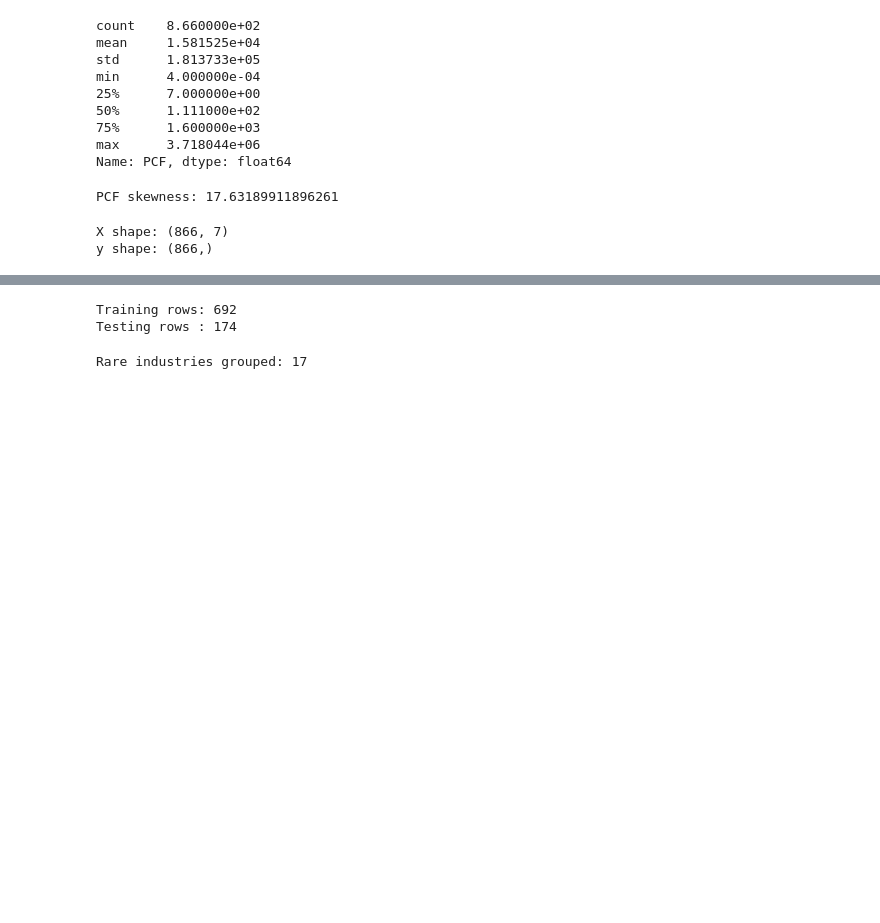
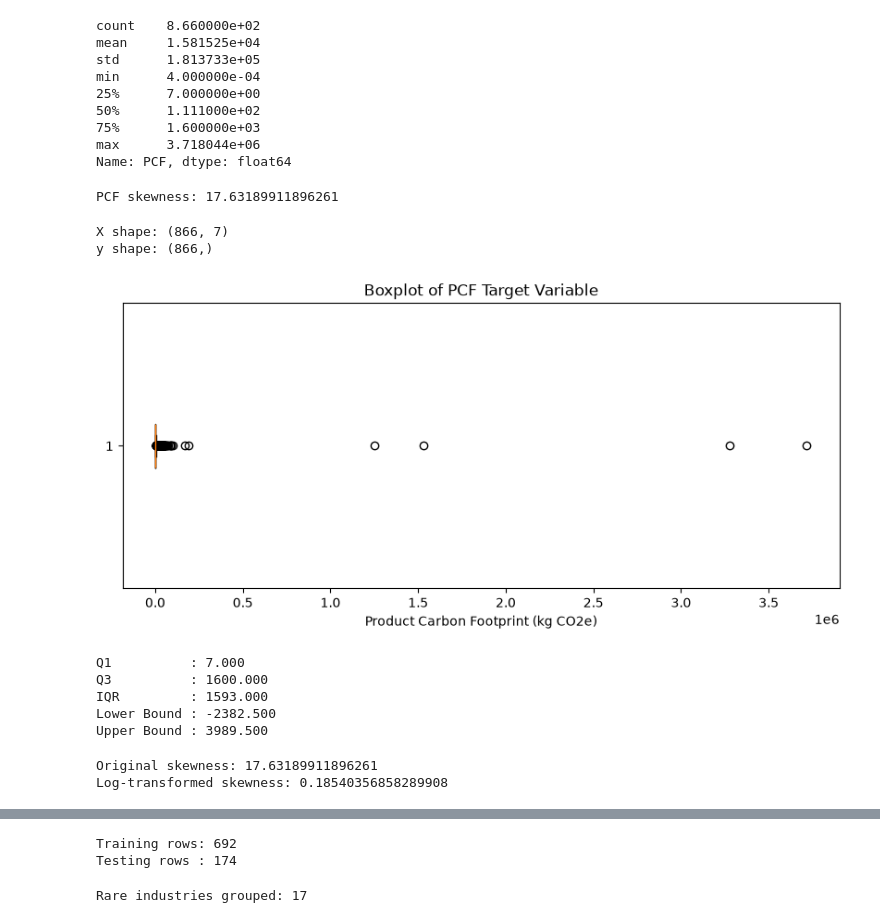
Before and after one commit to samina265/pcf-quality-framework, a Jupyter notebook: BEACON-PCF/notebooks/02-ml-log-product-weight-ipynb.ipynb, the cells around one changed output, grey strips where cells are left out. Drawn from its saved outputs; the diff is of its cells as text; code cells hidden in the pictures; blank space fills up the shorter version.

Commit message:
log-transform

```diff
--- a/BEACON-PCF/notebooks/02-ml-log-product-weight-ipynb.ipynb
+++ b/BEACON-PCF/notebooks/02-ml-log-product-weight-ipynb.ipynb
@@ -152,3 +152,41 @@ print("y shape:", y.shape)
 # %% [output]
 X shape: (866, 7)
 y shape: (866,)
+# %%
+import matplotlib.pyplot as plt
+
+plt.figure(figsize=(10, 4))
+plt.boxplot(y, vert=False)
+plt.title("Boxplot of PCF Target Variable")
+plt.xlabel("Product Carbon Footprint (kg CO2e)")
+plt.show()
+# %% [output]
+[figure, added]
+# %%
+Q1 = y.quantile(0.25)
+Q3 = y.quantile(0.75)
+
+IQR = Q3 - Q1
+
+lower = Q1 - 1.5 * IQR
+upper = Q3 + 1.5 * IQR
+
+print(f"Q1          : {Q1:.3f}")
+print(f"Q3          : {Q3:.3f}")
+print(f"IQR         : {IQR:.3f}")
+print(f"Lower Bound : {lower:.3f}")
+print(f"Upper Bound : {upper:.3f}")
+# %% [output]
+Q1          : 7.000
+Q3          : 1600.000
+IQR         : 1593.000
+Lower Bound : -2382.500
+Upper Bound : 3989.500
+# %%
+y_log = np.log1p(y)
+
+print("Original skewness:", y.skew())
+print("Log-transformed skewness:", y_log.skew())
+# %% [output]
+Original skewness: 17.63189911896261
+Log-transformed skewness: 0.18540356858289908
```
Also changed, not shown: parts of 2 cells of this notebook.
